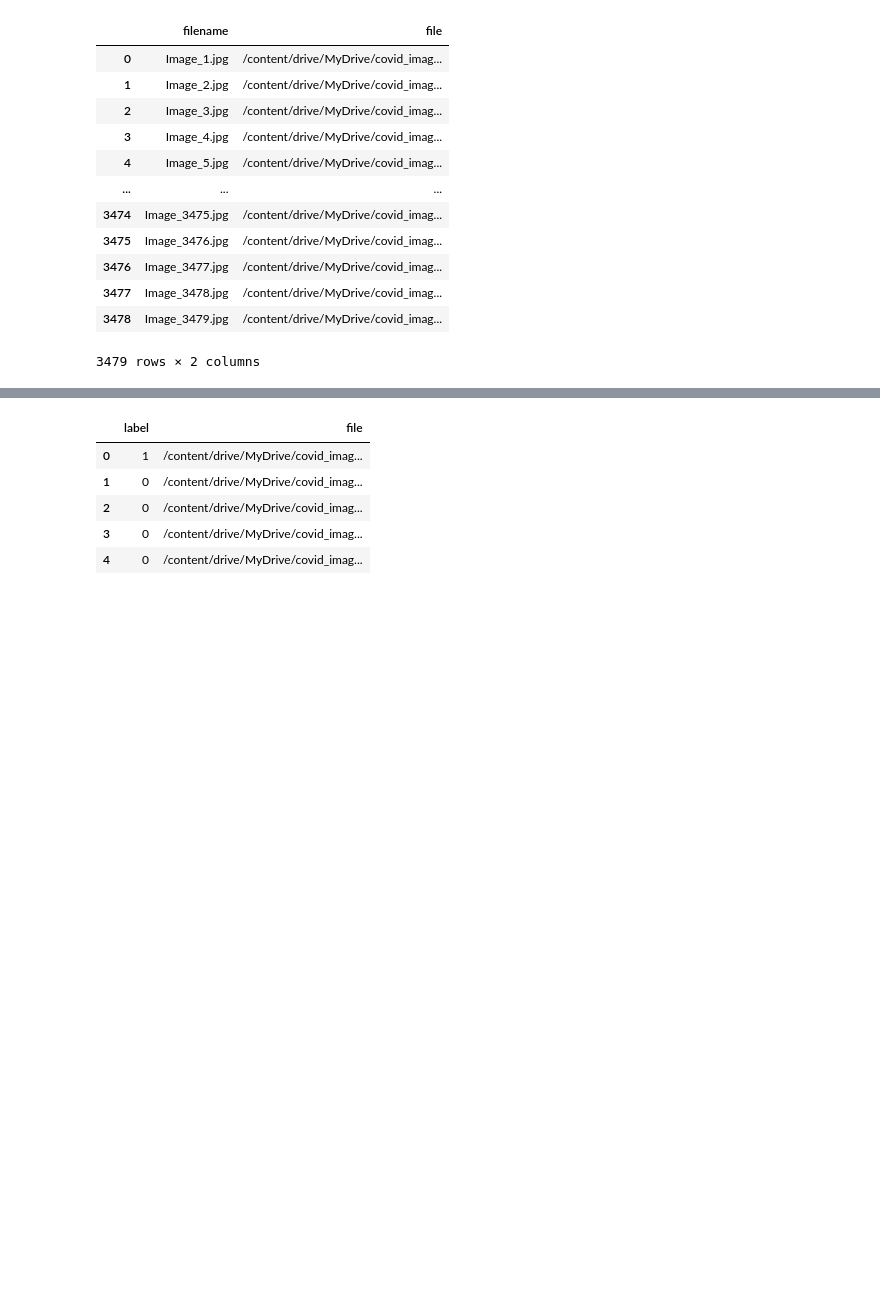
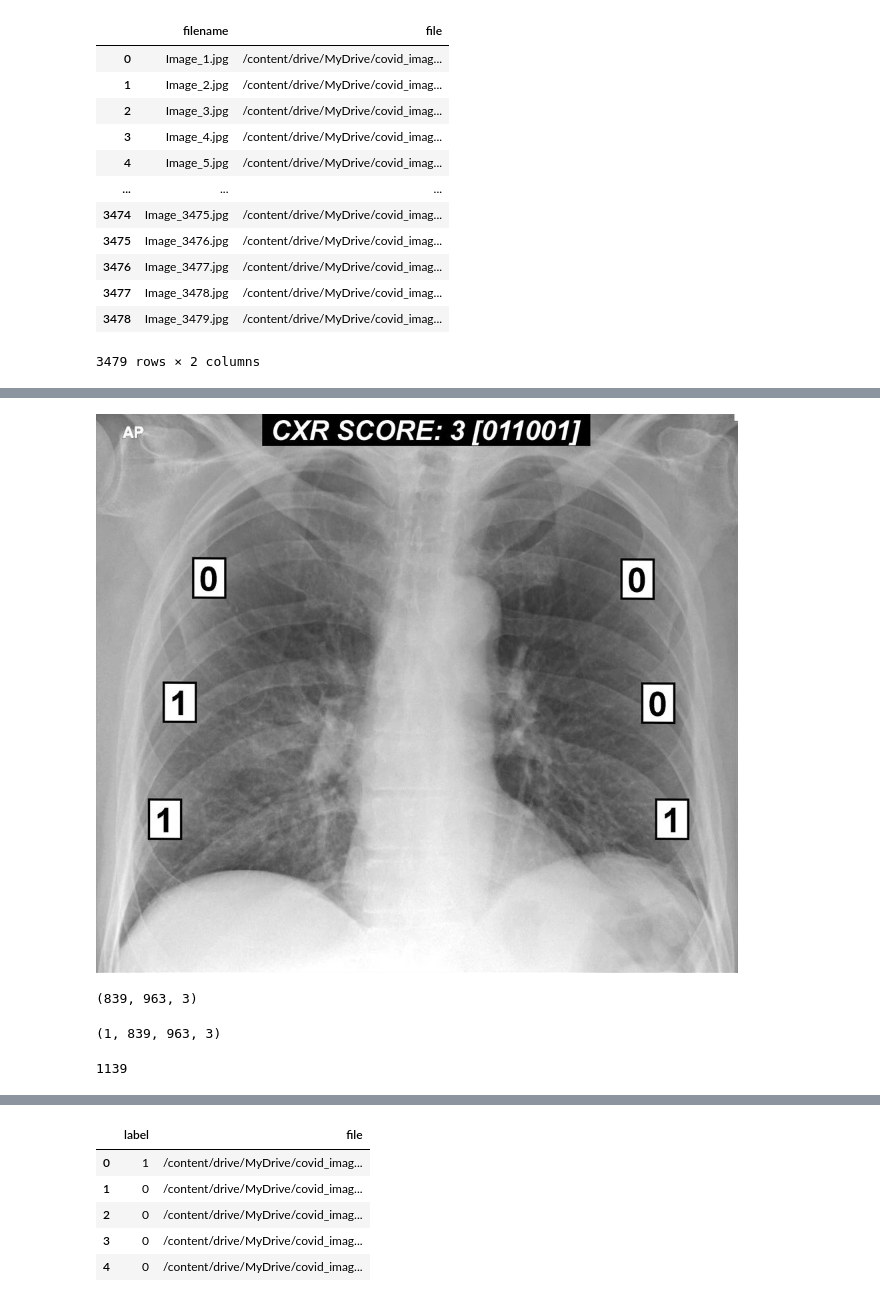
Before and after one commit to bhanuteja2001/COVID-19-XrayDetection, a Jupyter notebook: Datathon.ipynb, the cells around one changed output, grey strips where cells are left out. Drawn from its saved outputs; the diff is of its cells as text; code cells hidden in the pictures; blank space fills up the shorter version.

```diff
--- a/Datathon.ipynb
+++ b/Datathon.ipynb
@@ -136,0 +142,18 @@ import matplotlib.pyplot as plt
+# %%
+from PIL import Image
+
+# creating a object
+im = Image.open(r"/content/drive/MyDrive/covid_image_data/train/Image_1.jpg")
+
+im
+# %% [output]
+[figure, added]
+# %%
+pic_array.shape # Image dimension
+# %% [output]
+(839, 963, 3)
+# %%
+pic = pic_array.reshape((1,) + pic_array.shape)
+pic.shape
+# %% [output]
+(1, 839, 963, 3)
@@ -136,0 +173,4 @@ import matplotlib.pyplot as plt
+# %%
+file_count
+# %% [output]
+1139
```
Also changed, not shown: parts of 32 cells of this notebook.
